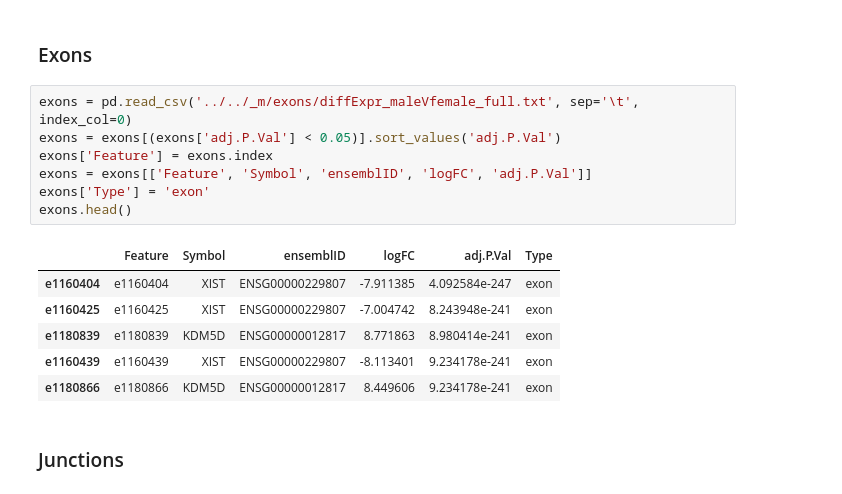
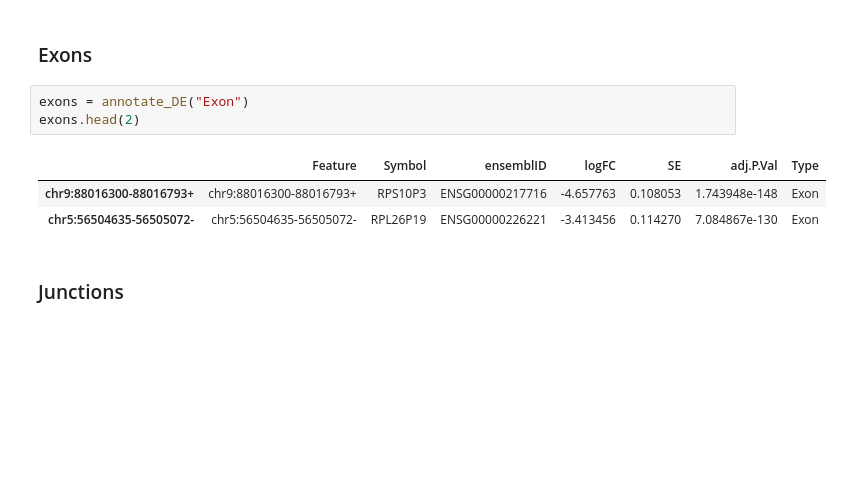
Before and after one commit to LieberInstitute/sex_differences_sz, a Jupyter notebook: differential_expression/dlpfc/metrics_summary/_m/main.ipynb, the cells around one changed output. Drawn from its saved outputs; the diff is of its cells as text; blank space fills up the shorter version.

```diff
--- a/differential_expression/dlpfc/metrics_summary/_m/main.ipynb
+++ b/differential_expression/dlpfc/metrics_summary/_m/main.ipynb
@@ -41,18 +39,11 @@ trans.head()
 # %% [markdown]
 ### Exons
-# %%
-exons = pd.read_csv('../../_m/exons/diffExpr_maleVfemale_full.txt', sep='\t', index_col=0)
-exons = exons[(exons['adj.P.Val'] < 0.05)].sort_values('adj.P.Val')
-exons['Feature'] = exons.index
-exons = exons[['Feature', 'Symbol', 'ensemblID', 'logFC', 'adj.P.Val']]
-exons['Type'] = 'exon'
-exons.head()
-# %% [output]
-|  | Feature | Symbol | ensemblID | logFC | adj.P.Val | Type |
-| e1160404 | e1160404 | XIST | ENSG00000229807 | -7.911385 | 4.092584e-247 | exon |
-| e1160425 | e1160425 | XIST | ENSG00000229807 | -7.004742 | 8.243948e-241 | exon |
-| e1180839 | e1180839 | KDM5D | ENSG00000012817 | 8.771863 | 8.980414e-241 | exon |
-| e1160439 | e1160439 | XIST | ENSG00000229807 | -8.113401 | 9.234178e-241 | exon |
-| e1180866 | e1180866 | KDM5D | ENSG00000012817 | 8.449606 | 9.234178e-241 | exon |
+# %%
+exons = annotate_DE("Exon")
+exons.head(2)
+# %% [output]
+|  | Feature | Symbol | ensemblID | logFC | SE | adj.P.Val | Type |
+| chr9:88016300-88016793+ | chr9:88016300-88016793+ | RPS10P3 | ENSG00000217716 | -4.657763 | 0.108053 | 1.743948e-148 | Exon |
+| chr5:56504635-56505072- | chr5:56504635-56505072- | RPL26P19 | ENSG00000226221 | -3.413456 | 0.114270 | 7.084867e-130 | Exon |
 # %% [markdown]
 ### Junctions
```
Also changed, not shown: parts of 51 cells of this notebook, 15 other files.
